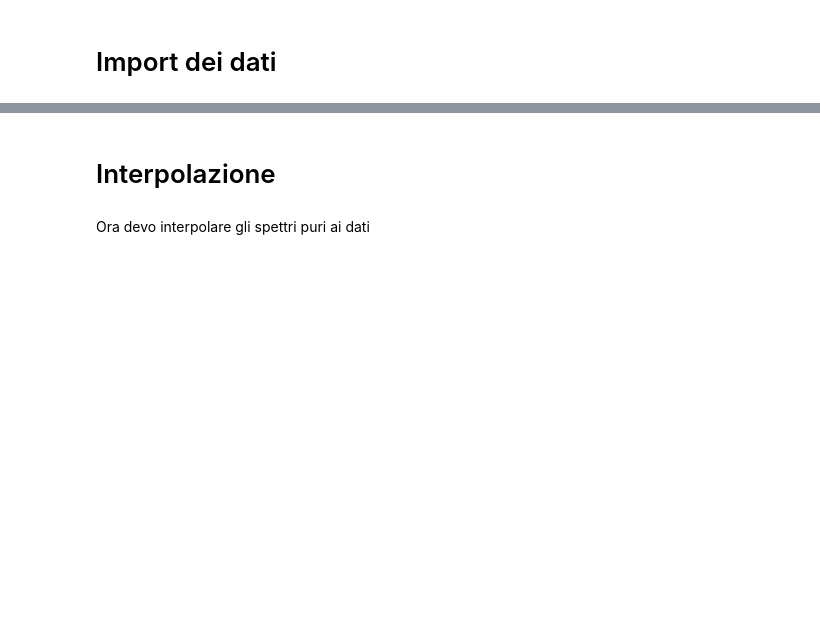
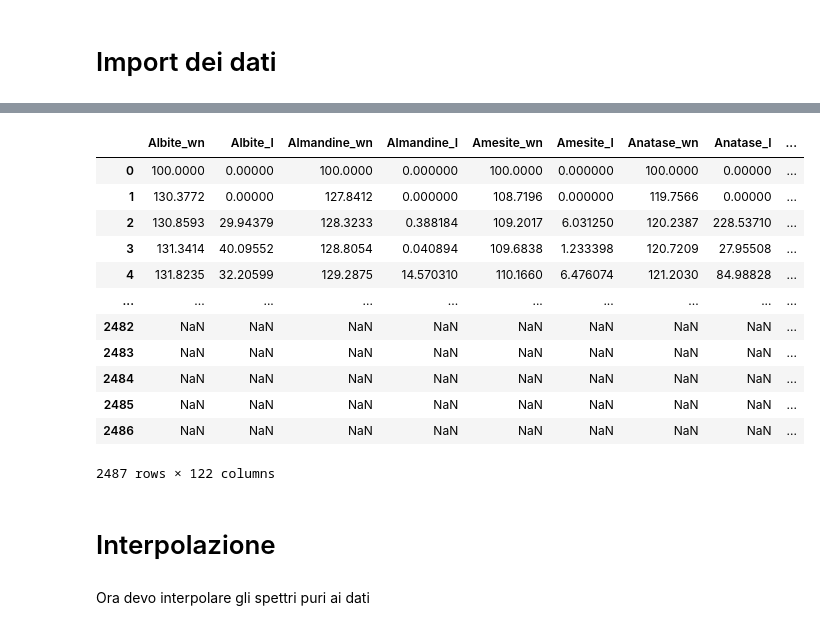
Before and after one commit to FabioBrugnara/repo_raman_4exam, a Jupyter notebook: notebooks/FIT.ipynb, the cells around one changed output, grey strips where cells are left out. Cells and saved outputs as stored; diff of their text form; code cells hidden in the pictures; blank space fills up the shorter version.

```diff
--- a/notebooks/FIT.ipynb
+++ b/notebooks/FIT.ipynb
@@ -41,3 +24,19 @@ pure_materials.drop('empty', axis = 1,inplace=True)
+# %%
+pure_material_names,pure_materials = import_pure_spectra('../data/raw/Database Raman/BANK_LIST.dat','../data/raw/Database Raman/')
+# %% [output]
+|  | Albite_wn | Albite_I | Almandine_wn | Almandine_I | Amesite_wn | Amesite_I | Anatase_wn | Anatase_I | ... |
+| 0 | 100.0000 | 0.00000 | 100.0000 | 0.000000 | 100.0000 | 0.000000 | 100.0000 | 0.00000 | ... |
+| 1 | 130.3772 | 0.00000 | 127.8412 | 0.000000 | 108.7196 | 0.000000 | 119.7566 | 0.00000 | ... |
+| 2 | 130.8593 | 29.94379 | 128.3233 | 0.388184 | 109.2017 | 6.031250 | 120.2387 | 228.53710 | ... |
+| 3 | 131.3414 | 40.09552 | 128.8054 | 0.040894 | 109.6838 | 1.233398 | 120.7209 | 27.95508 | ... |
+| 4 | 131.8235 | 32.20599 | 129.2875 | 14.570310 | 110.1660 | 6.476074 | 121.2030 | 84.98828 | ... |
+| ... | ... | ... | ... | ... | ... | ... | ... | ... | ... |
+| 2482 | NaN | NaN | NaN | NaN | NaN | NaN | NaN | NaN | ... |
+| 2483 | NaN | NaN | NaN | NaN | NaN | NaN | NaN | NaN | ... |
+| 2484 | NaN | NaN | NaN | NaN | NaN | NaN | NaN | NaN | ... |
+| 2485 | NaN | NaN | NaN | NaN | NaN | NaN | NaN | NaN | ... |
+| 2486 | NaN | NaN | NaN | NaN | NaN | NaN | NaN | NaN | ... |
+2487 rows × 122 columns
 # %%
 #import dei pesi dei cluster
 labels=np.loadtxt("../data/processed/CLUSTERING_weights.txt")
```
Also changed, not shown: parts of 8 cells of this notebook.
